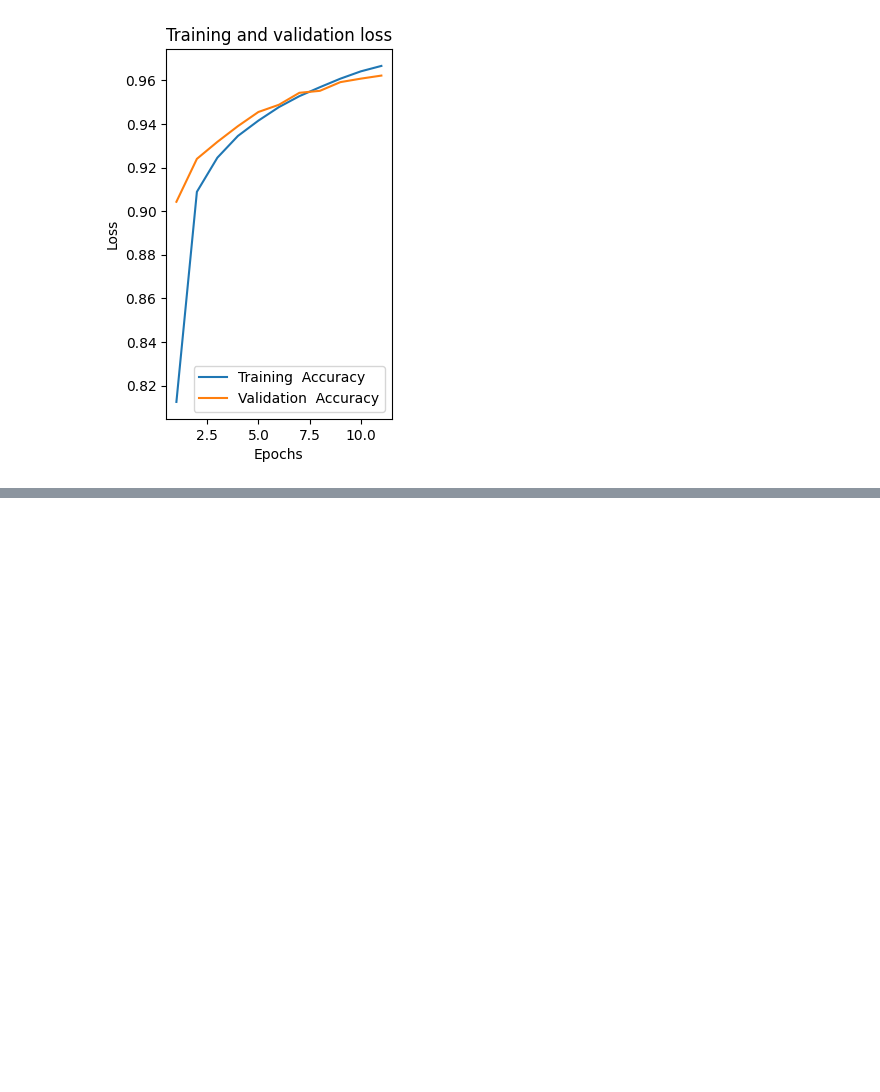
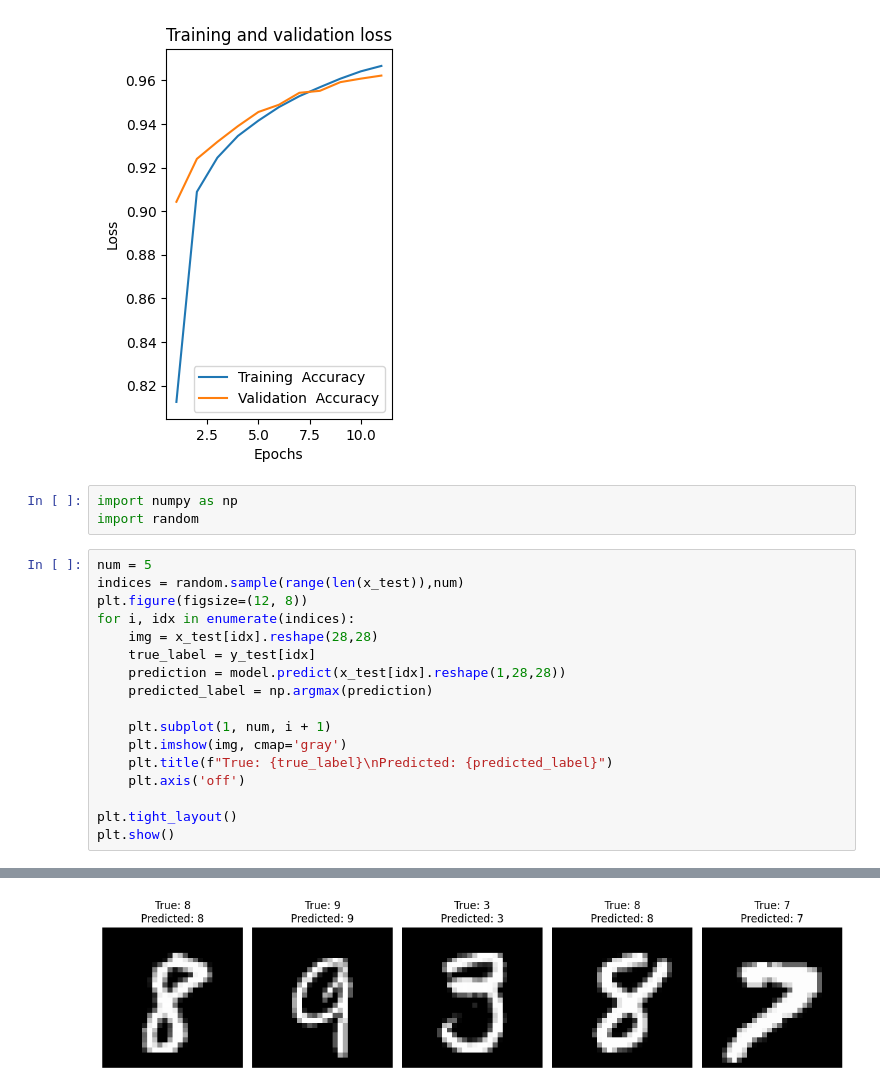
Before and after one commit to mugdha0611/LP4_DL, a Jupyter notebook: PS-1FeedFwd.ipynb, the cells around one changed output, grey strips where cells are left out. Saved outputs shown, nothing was run; the diff lists cells and outputs as text; blank space fills up the shorter version.

```diff
--- a/PS-1FeedFwd.ipynb
+++ b/PS-1FeedFwd.ipynb
@@ -92,3 +116,24 @@ plt.title("Training and validation loss")
 plt.show()
 # %% [output]
 [figure]
+# %%
+import numpy as np
+import random
+# %%
+num = 5
+indices = random.sample(range(len(x_test)),num)
+plt.figure(figsize=(12, 8))
+for i, idx in enumerate(indices):
+    img = x_test[idx].reshape(28,28)
+    true_label = y_test[idx]
+    prediction = model.predict(x_test[idx].reshape(1,28,28))
+    predicted_label = np.argmax(prediction)
+
+    plt.subplot(1, num, i + 1)
+    plt.imshow(img, cmap='gray')
+    plt.title(f"True: {true_label}\nPredicted: {predicted_label}")
+    plt.axis('off')
+
+plt.tight_layout()
+plt.show()
+# %% [output]
@@ -94,0 +145 @@ plt.show()
+[figure, added]
```
Also changed, not shown: parts of 3 cells of this notebook, 1 other file.
